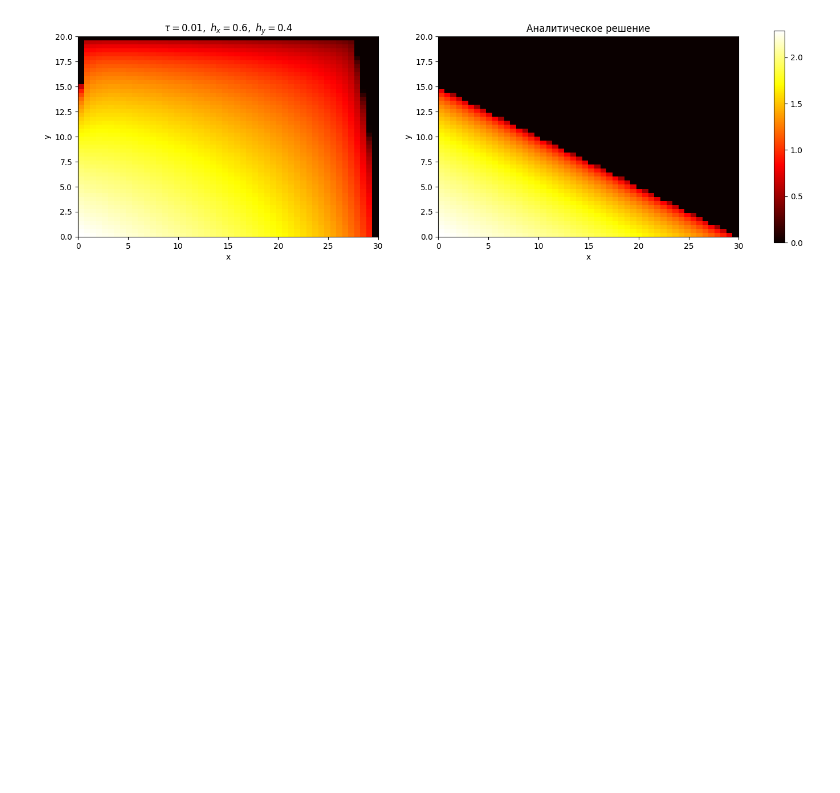
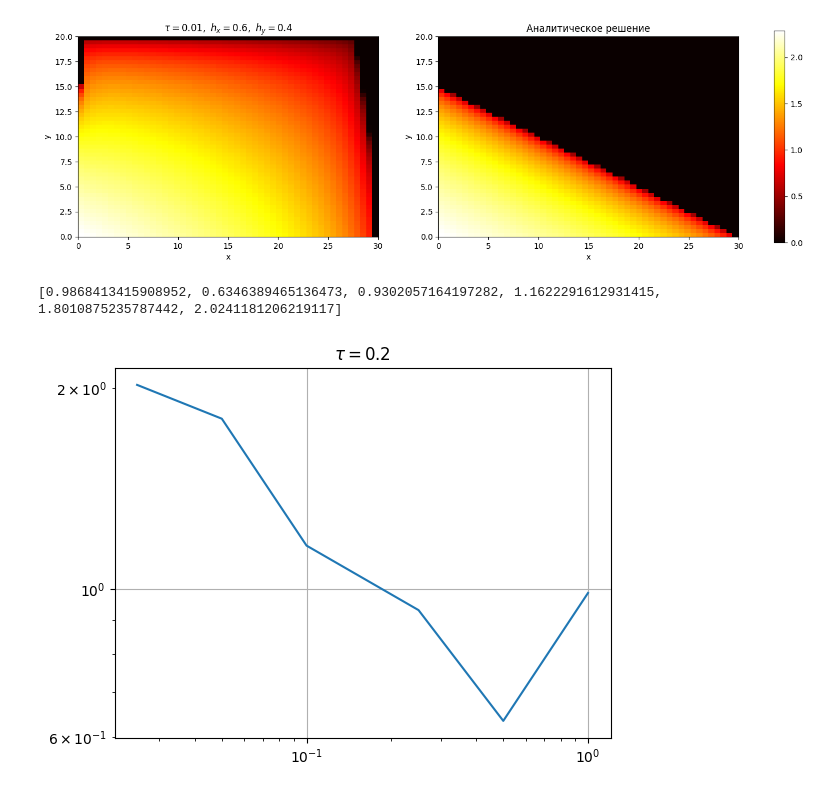
Before and after one commit to Xopppek/heat_equation, a Jupyter notebook: heat_equation.ipynb, the cells around one changed output. Cells and saved outputs as stored; diff of their text form; code cells hidden in the pictures; blank space fills up the shorter version.

```diff
--- a/heat_equation.ipynb
+++ b/heat_equation.ipynb
@@ -566,16 +566,20 @@ plt.show()
 # %% [output]
 [figure]
 # %%
-h_steps = np.array([0.05, 0.025, 0.01, 0.005, 0.0025, 0.001])
+h_steps = np.array([1, 0.5, 0.25, 0.1, 0.05, 0.025])
 err = []
+tau = 0.2
 
 for h_i in h_steps:
     x_i = np.linspace(0, l_1, int(l_1 / h_i)+1)
     y_i = np.linspace(0, l_2, int(l_2 / h_i)+1)
-    err.append(np.max(np.abs(u(t_end, x_i, y_i) - solve_two_dim(u(0, x_i, y_i), h_i, tau, 0.11 - t_0, K, mu_l, mu_r))))
+    err.append(np.max(np.abs(u(t_end, x_i, y_i) - solve_two_dim(u(0, x_i, y_i), h_i, h_i, tau, t_end, K_1, K_2, mu_l_1, mu_l_2, mu_r_1, mu_r_2))))
 
 print(err)
 plt.loglog(h_steps, err)
-plt.title("$\\tau = 2\\cdot 10^{-4}$")
+plt.title("$\\tau = 0.2$")
 plt.grid(True)
 plt.show()
+# %% [output]
+[0.9868413415908952, 0.6346389465136473, 0.9302057164197282, 1.1622291612931415, 1.8010875235787442, 2.0241181206219117]
+[figure, added]
```
Also changed, not shown: parts of 3 cells of this notebook.
